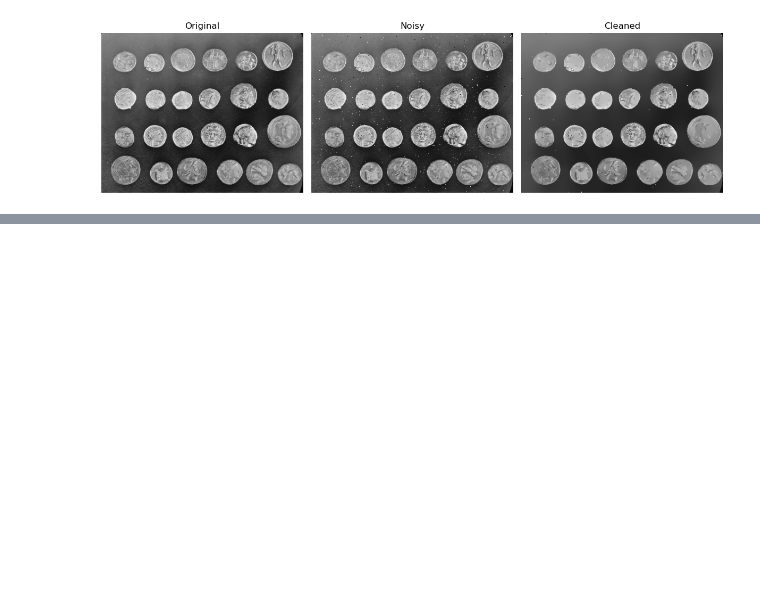
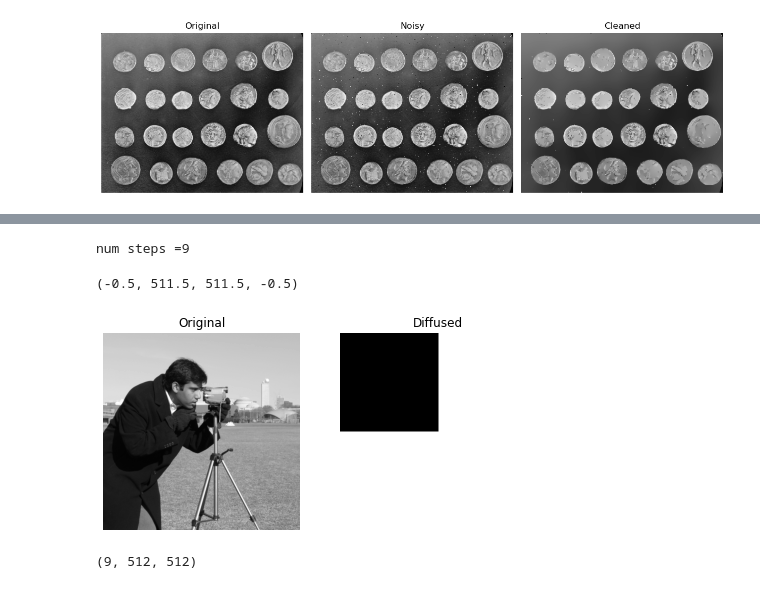
Before and after one commit to robrahm/PDE-Solvers, a Jupyter notebook: Solvers/Image_Proc.ipynb, the cells around one changed output, grey strips where cells are left out. Drawn from its saved outputs; the diff is of its cells as text; code cells hidden in the pictures; blank space fills up the shorter version.

```diff
--- a/Solvers/Image_Proc.ipynb
+++ b/Solvers/Image_Proc.ipynb
@@ -174 +175,29 @@ it took 16.910268783569336
 [figure]
+# %%
+img = data.camera()
+x = np.linspace(0, 1, img.shape[0])
+y = np.linspace(0, 1, img.shape[1])
+X, Y = np.meshgrid(x, y)
+
+A, H, C, W, img_cln = image_diff_an_haar(img)
+# %% [output]
+num steps =9
+# %%
+plt.figure(figsize=(12, 4))
+
+plt.subplot(1, 3, 1)
+plt.title("Original")
+plt.imshow(img, cmap='gray')
+plt.axis('off')
+
+plt.subplot(1, 3, 2)
+plt.title("Diffused")
+plt.imshow(C, cmap='gray')
+plt.axis('off')
+# %% [output]
+(-0.5, 511.5, 511.5, -0.5)
+[figure, added]
+# %%
+C.shape
+# %% [output]
+(9, 512, 512)
```
Also changed, not shown: parts of 3 cells of this notebook, 3 other files.
